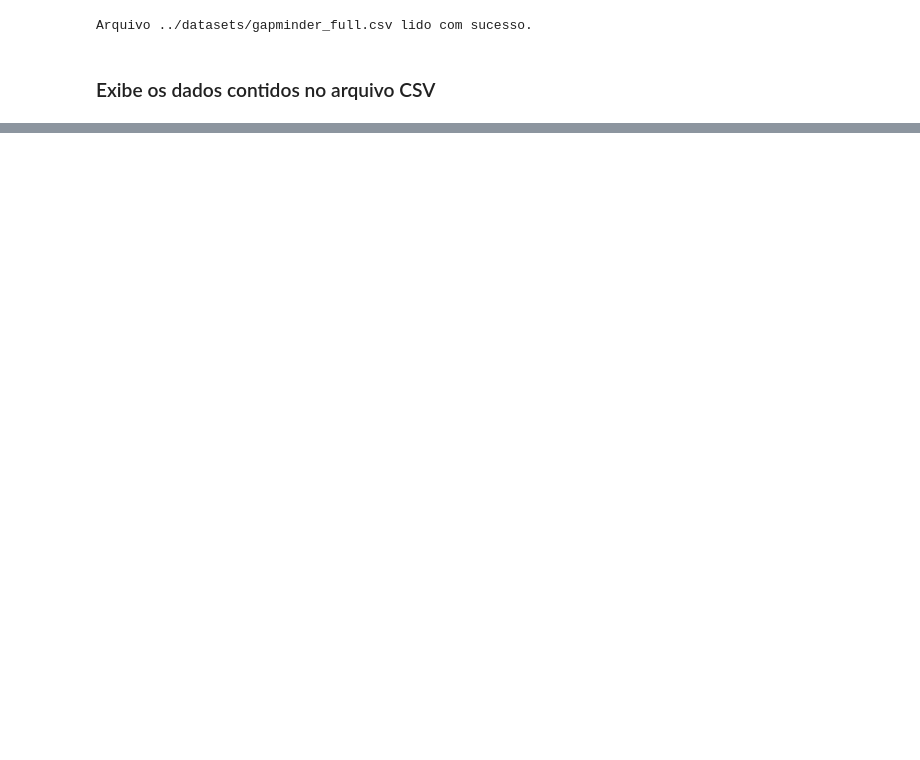
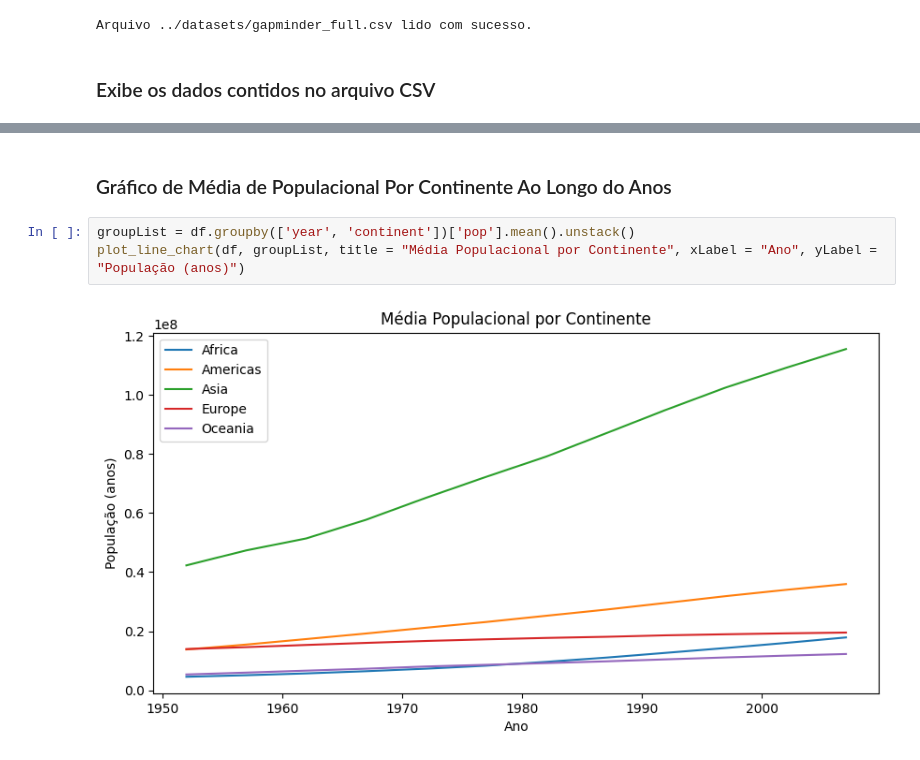
Before and after one commit to tuerepinto/analise-desenvolvimento-humano-economico-global, a Jupyter notebook: notebooks/Análise do Desenvolvimento Humano e Econômico Global com Base no Dataset Gapminder.ipynb, the cells around one changed output, grey strips where cells are left out. Saved outputs shown, nothing was run; the diff lists cells and outputs as text; blank space fills up the shorter version.

```diff
--- a/notebooks/Análise do Desenvolvimento Humano e Econômico Global com Base no Dataset Gapminder.ipynb
+++ b/notebooks/Análise do Desenvolvimento Humano e Econômico Global com Base no Dataset Gapminder.ipynb
@@ -32,0 +51,7 @@ dataframe.head(5)
+# %% [markdown]
+### Gráfico de Média de Populacional Por Continente Ao Longo do Anos
+# %%
+groupList = df.groupby(['year', 'continent'])['pop'].mean().unstack()
+plot_line_chart(df, groupList, title = "Média Populacional por Continente", xLabel = "Ano", yLabel = "População (anos)")
+# %% [output]
+[figure, added]
```
Also changed, not shown: parts of 7 cells of this notebook, 3 other files.
